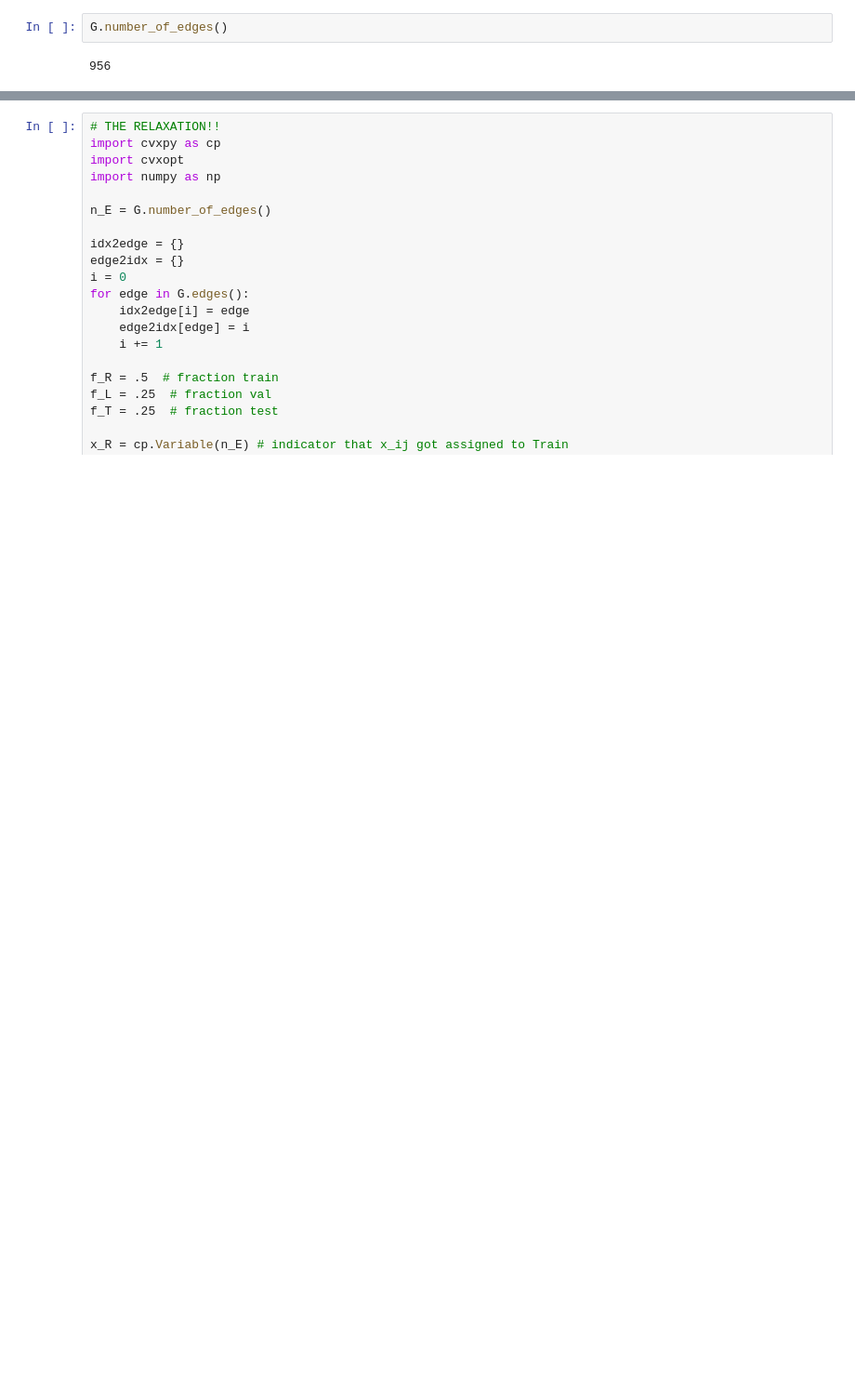
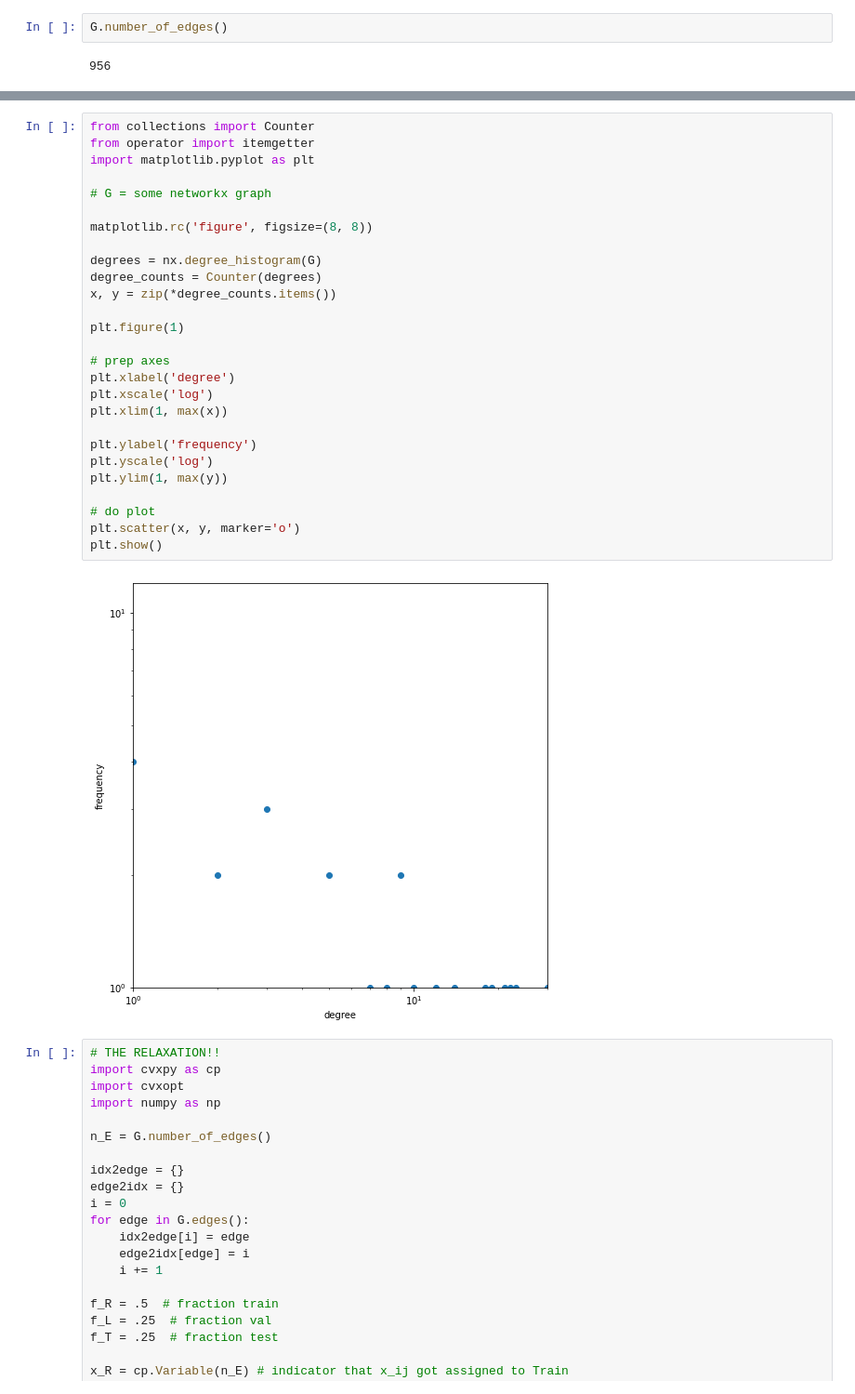
Before and after one commit to CoronaWhy/drug-lit-contradictory-claims, a Jupyter notebook: notebooks/making_roam_trainvaltest.ipynb, the cells around one changed output, grey strips where cells are left out. Shown: that part at 93% size. Drawn from its saved outputs; the diff is of its cells as text; blank space fills up the shorter version.

```diff
--- a/notebooks/making_roam_trainvaltest.ipynb
+++ b/notebooks/making_roam_trainvaltest.ipynb
@@ -226,3 +236,31 @@ prob.solve(solver = "GLPK_MI")
+# %%
+from collections import Counter
+from operator import itemgetter
+import matplotlib.pyplot as plt
+
+# G = some networkx graph
+
+matplotlib.rc('figure', figsize=(8, 8))
+
+degrees = nx.degree_histogram(G)
+degree_counts = Counter(degrees)
+x, y = zip(*degree_counts.items())
+
+plt.figure(1)
+
+# prep axes
+plt.xlabel('degree')
+plt.xscale('log')
+plt.xlim(1, max(x))
+
+plt.ylabel('frequency')
+plt.yscale('log')
+plt.ylim(1, max(y))
+                                                                                                                                     # do plot
+plt.scatter(x, y, marker='o')
+plt.show()
+# %% [output]
+[figure, added]
 # %%
 # THE RELAXATION!!
 import cvxpy as cp
```
Also changed, not shown: parts of 11 cells of this notebook.
